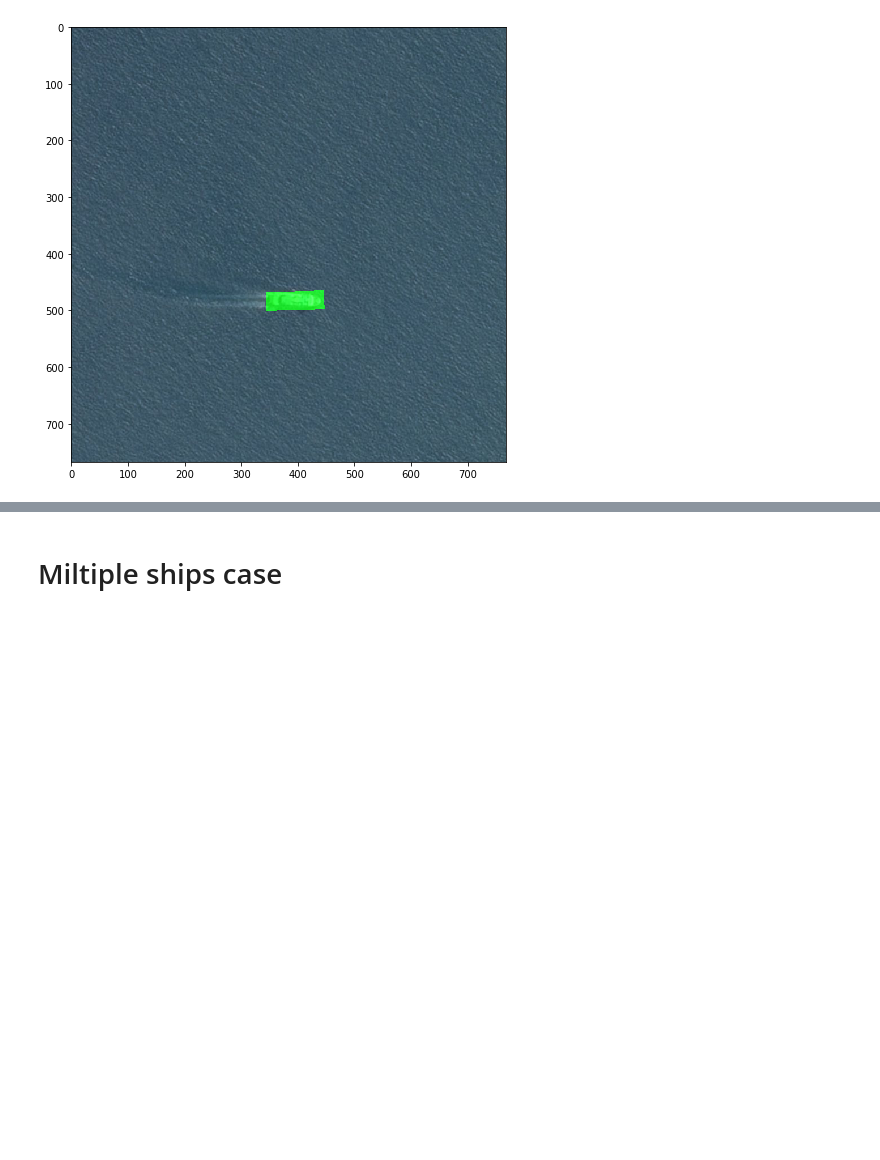
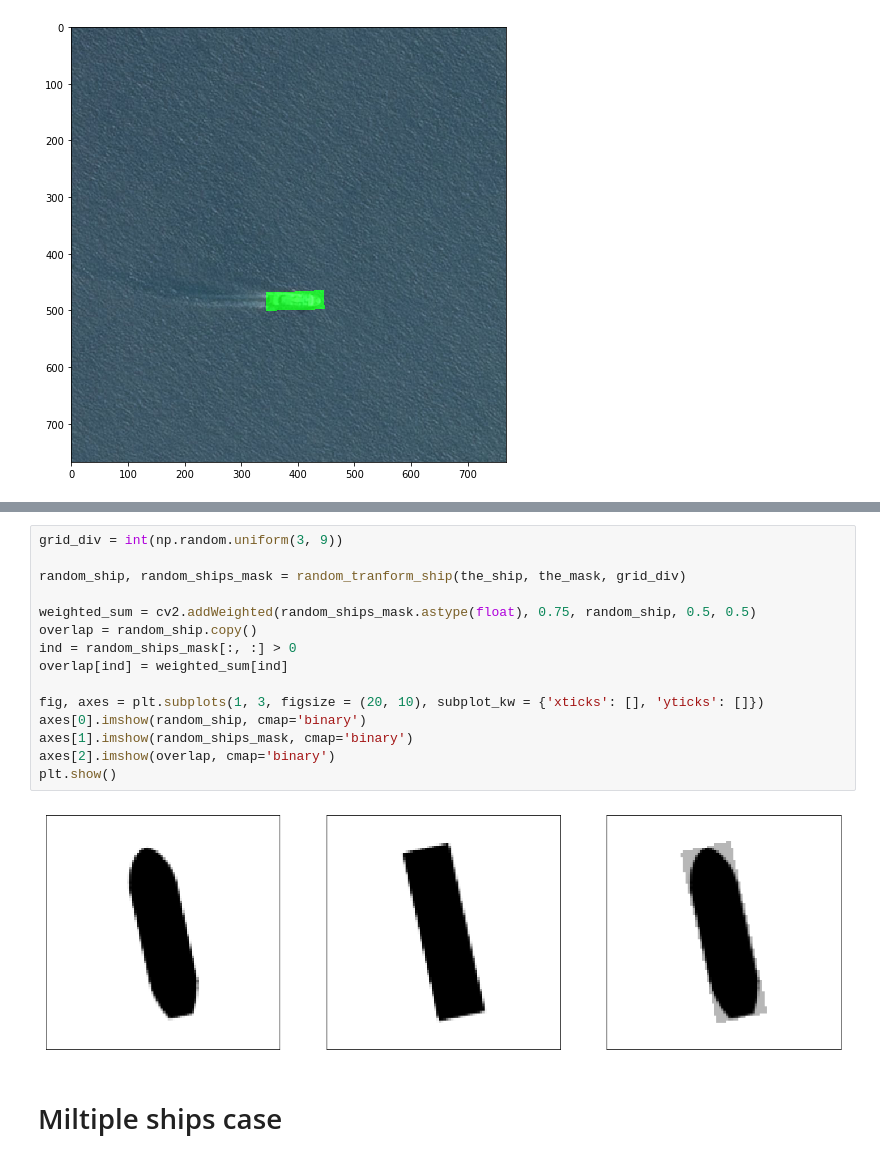
Before and after one commit to FallenApart/temp-for-interview, a Jupyter notebook: airbus-slideshows.ipynb, the cells around one changed output, grey strips where cells are left out. Drawn from its saved outputs; the diff is of its cells as text; blank space fills up the shorter version.

```diff
--- a/airbus-slideshows.ipynb
+++ b/airbus-slideshows.ipynb
@@ -158,3 +253,20 @@ plt.show()
+# %%
+grid_div = int(np.random.uniform(3, 9))
+
+random_ship, random_ships_mask = random_tranform_ship(the_ship, the_mask, grid_div)
+
+weighted_sum = cv2.addWeighted(random_ships_mask.astype(float), 0.75, random_ship, 0.5, 0.5)
+overlap = random_ship.copy()
+ind = random_ships_mask[:, :] > 0
+overlap[ind] = weighted_sum[ind]
+
+fig, axes = plt.subplots(1, 3, figsize = (20, 10), subplot_kw = {'xticks': [], 'yticks': []})
+axes[0].imshow(random_ship, cmap='binary')
+axes[1].imshow(random_ships_mask, cmap='binary')
+axes[2].imshow(overlap, cmap='binary')
+plt.show()
+# %% [output]
+[figure, added]
 # %% [markdown]
 # Miltiple ships case
 # %%
```
Also changed, not shown: parts of 6 cells of this notebook.
